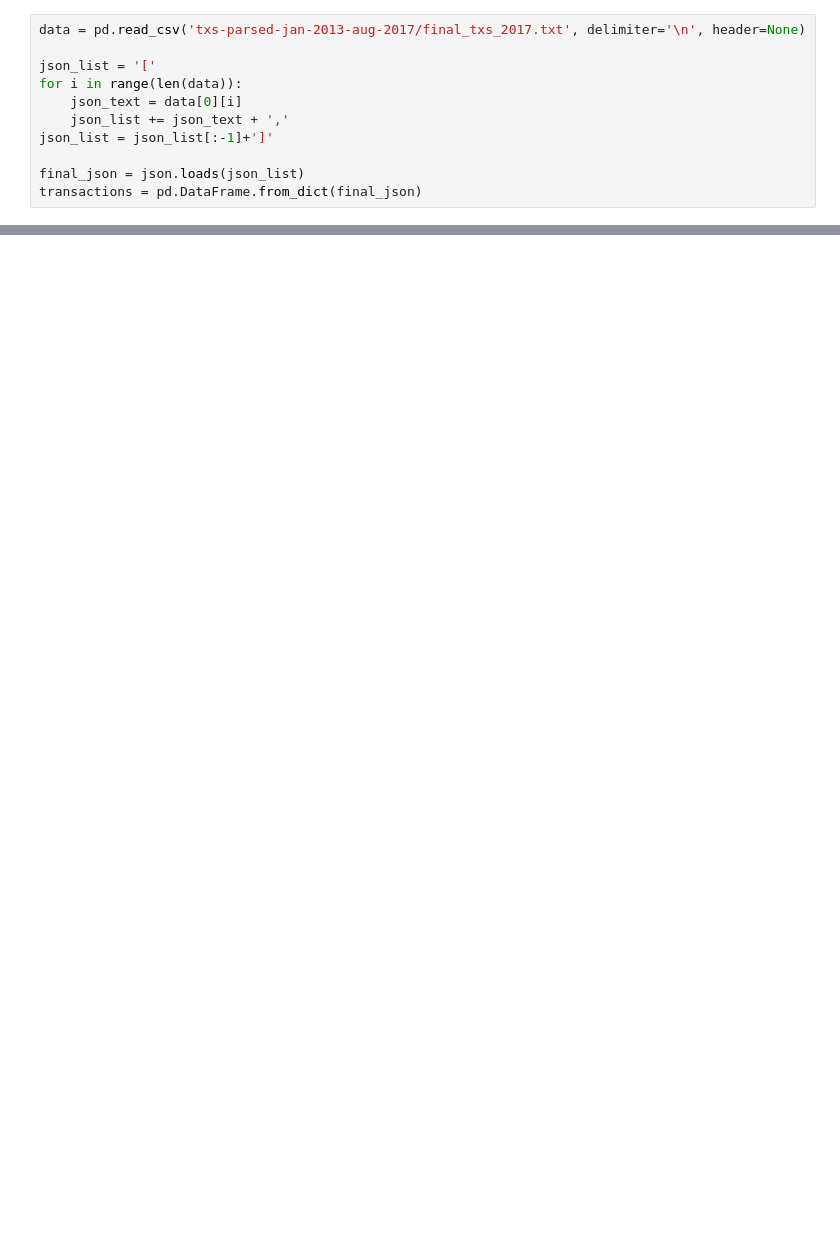
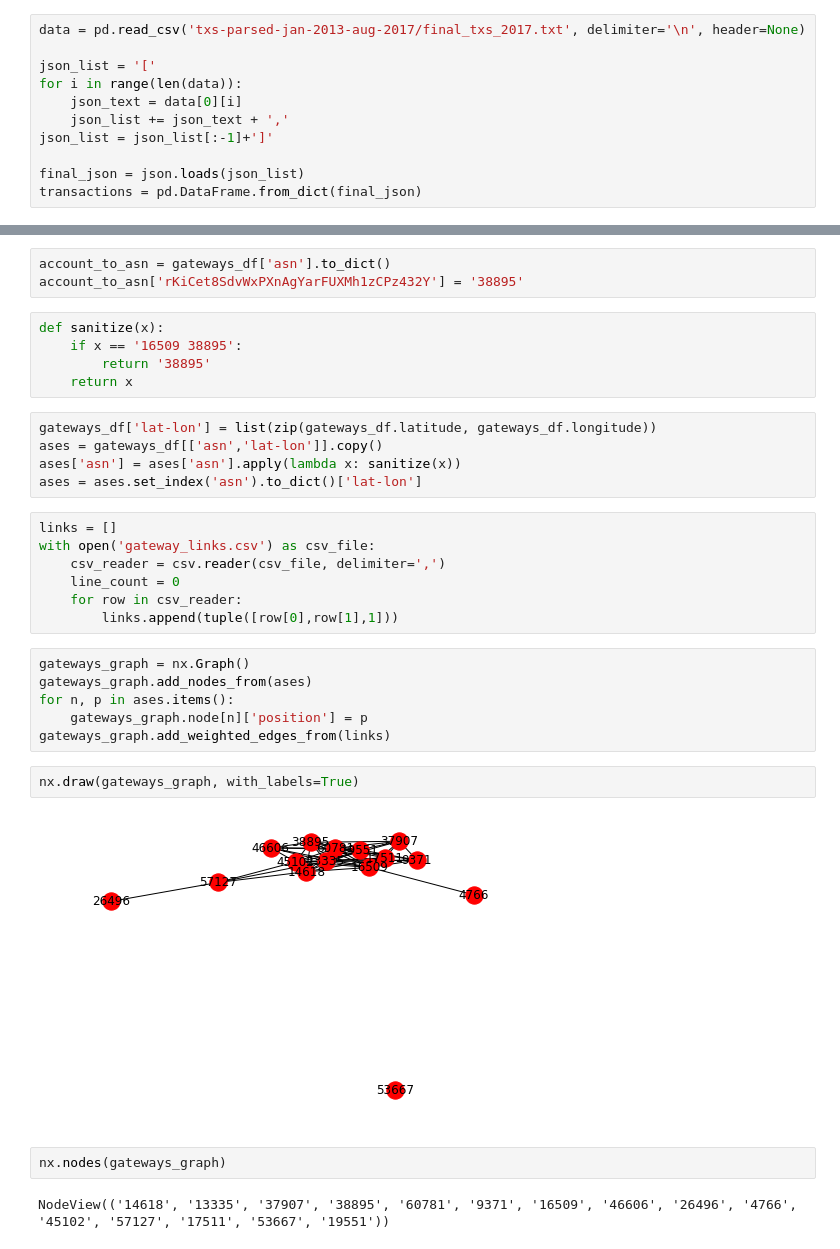
Before and after one commit to dedis/student_19_ripple-partition, a Jupyter notebook: Ripple/Transactions-Graph.ipynb, the cells around one changed output, grey strips where cells are left out. Cells and saved outputs as stored; diff of their text form; blank space fills up the shorter version.

```diff
--- a/Ripple/Transactions-Graph.ipynb
+++ b/Ripple/Transactions-Graph.ipynb
@@ -73,0 +48,34 @@ This account id does not match the node_public key of the ripple topology. (r...
+# %%
+account_to_asn = gateways_df['asn'].to_dict()
+account_to_asn['rKiCet8SdvWxPXnAgYarFUXMh1zCPz432Y'] = '38895'
+# %%
+def sanitize(x):
+    if x == '16509 38895':
+        return '38895'
+    return x
+# %%
+gateways_df['lat-lon'] = list(zip(gateways_df.latitude, gateways_df.longitude))
+ases = gateways_df[['asn','lat-lon']].copy()
+ases['asn'] = ases['asn'].apply(lambda x: sanitize(x))
+ases = ases.set_index('asn').to_dict()['lat-lon']
+# %%
+links = []
+with open('gateway_links.csv') as csv_file:
+    csv_reader = csv.reader(csv_file, delimiter=',')
+    line_count = 0
+    for row in csv_reader:
+        links.append(tuple([row[0],row[1],1]))
+# %%
+gateways_graph = nx.Graph()
+gateways_graph.add_nodes_from(ases)
+for n, p in ases.items():
+    gateways_graph.node[n]['position'] = p
+gateways_graph.add_weighted_edges_from(links)
+# %%
+nx.draw(gateways_graph, with_labels=True)
+# %% [output]
+[figure, added]
+# %%
+nx.nodes(gateways_graph)
+# %% [output]
+NodeView(('14618', '13335', '37907', '38895', '60781', '9371', '16509', '46606', '26496', '4766', '45102', '57127', '17511', '53667', '19551'))
```
Also changed, not shown: parts of 21 cells of this notebook, 4 other files.
